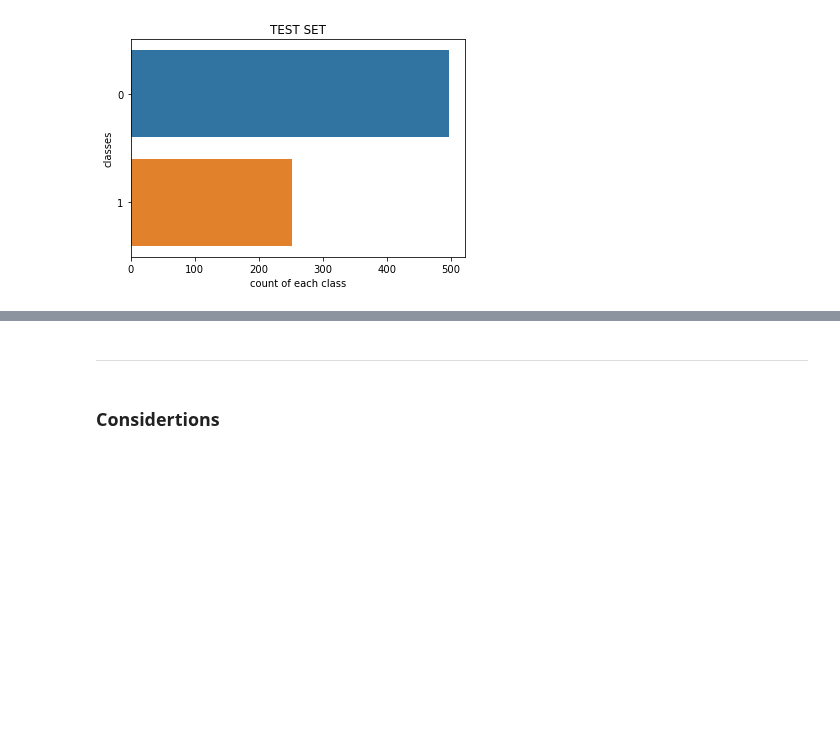
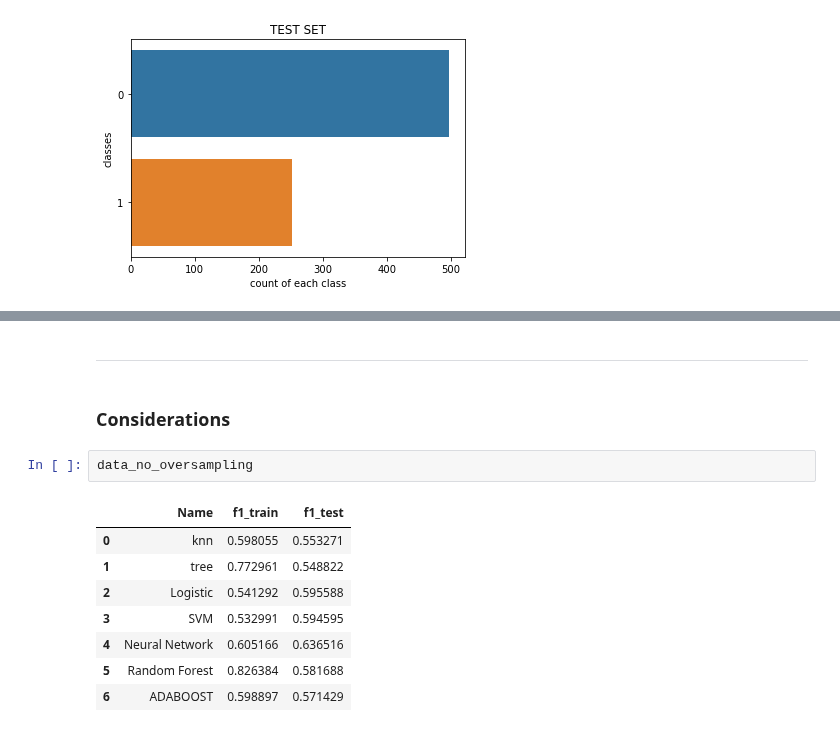
Before and after one commit to AndreaScarpellini1/ML-Project, a Jupyter notebook: Project .ipynb, the cells around one changed output, grey strips where cells are left out. Cells and saved outputs as stored; diff of their text form; blank space fills up the shorter version.

```diff
--- a/Project .ipynb
+++ b/Project .ipynb
@@ -1247,4 +1249,15 @@ f1         train 0.793   test 0.614
-# %% [markdown]
----
-# %% [markdown]
-### Considertions
+# %% [markdown]
+---
+# %% [markdown]
+### Considerations
+# %%
+data_no_oversampling
+# %% [output]
+|  | Name | f1_train | f1_test |
+| 0 | knn | 0.598055 | 0.553271 |
+| 1 | tree | 0.772961 | 0.548822 |
+| 2 | Logistic | 0.541292 | 0.595588 |
+| 3 | SVM | 0.532991 | 0.594595 |
+| 4 | Neural Network | 0.605166 | 0.636516 |
+| 5 | Random Forest | 0.826384 | 0.581688 |
+| 6 | ADABOOST | 0.598897 | 0.571429 |
```
Also changed, not shown: parts of 24 cells of this notebook.
